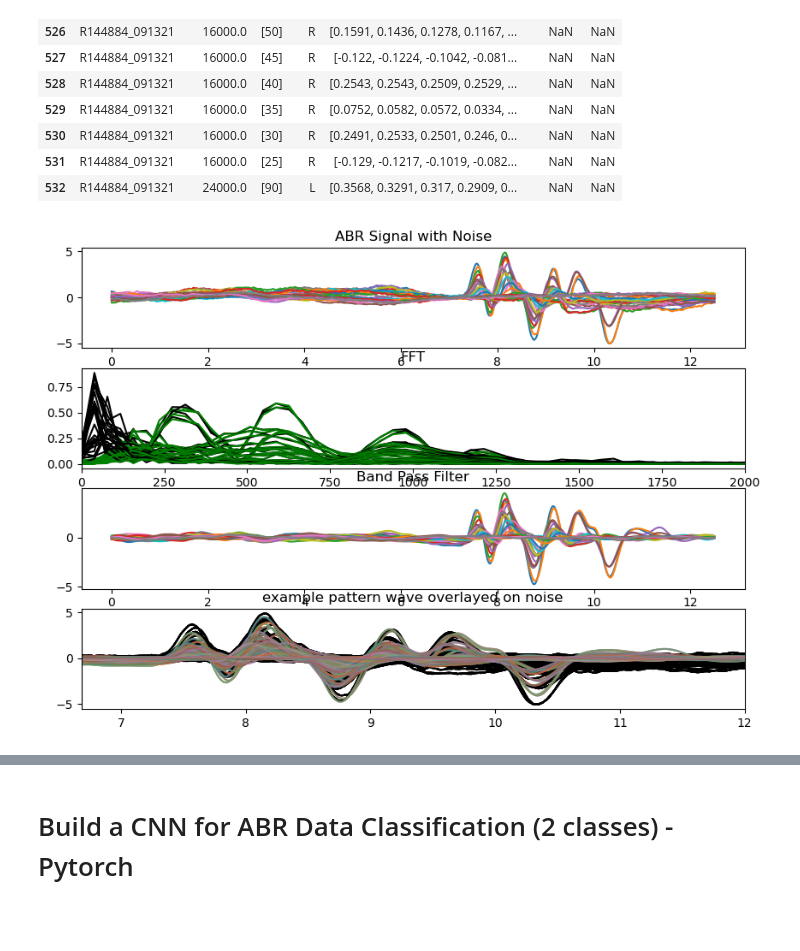
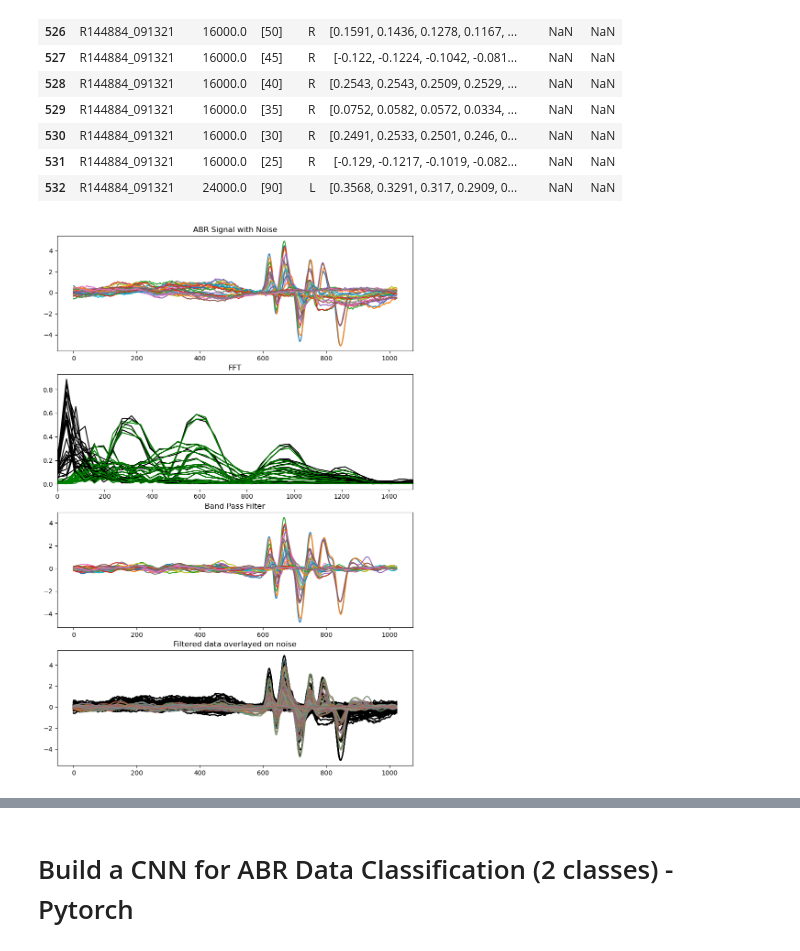
Before and after one commit to DeckerDreams/ABR_Processing, a Jupyter notebook: parser_CNNtest.ipynb, the cells around one changed output, grey strips where cells are left out. Cells and saved outputs as stored; diff of their text form; code cells hidden in the pictures; blank space fills up the shorter version.

```diff
--- a/parser_CNNtest.ipynb
+++ b/parser_CNNtest.ipynb
@@ -161,7 +124,7 @@ xf = np.linspace(0.0, nyquist , N//2)
 
 
 #create figure
-fig, ax = plt.subplots(4, 1, figsize=(10,7))
+fig, ax = plt.subplots(4, 1, figsize=(10,15))
 
 r = 0
 for r in range(28):
@@ -169,7 +132,7 @@ for r in range(28):
 
 
     plt.subplot(411)
-    plt.plot(n, data)
+    plt.plot(data)
     plt.title("ABR Signal with Noise")
     plt.grid()
 
@@ -179,14 +142,12 @@ for r in range(28):
     plt.subplot(412)
     plt.plot(xf, 2.0/N * np.abs(yf[0:samples//2]), color = 'black')
     plt.title("FFT")
-    plt.grid()
-    plt.xlim(0,2000)
 
     #bandstop
     b, a = scipy.signal.butter(3, [100/nyquist, 1500/nyquist], 'band')
     filteredBandPass = scipy.signal.filtfilt(b, a, data)
     plt.subplot(413)
-    plt.plot(n, filteredBandPass)
+    plt.plot( filteredBandPass)
     plt.title("Band Pass Filter")
 
      #fft
@@ -195,7 +156,7 @@ for r in range(28):
     plt.plot(xf, 2.0/N * np.abs(yf[0:samples//2]), color = 'green')
     plt.title("FFT")
     plt.grid()
-    plt.xlim(0,2000)
+    plt.xlim(0,1500)
 
     # #bandstop
     # b, a = scipy.signal.butter(3, [.02, .04], 'stop')
@@ -203,39 +164,37 @@ for r in range(28):
     # plt.subplot(414)
     # plt.plot(n, filteredBandPass)
     # plt.title("Band Pass Filter")
 
 
     #iterate
     r +=1
 
 
 
 # #example abr wave form overlayed on noise
 # j=0
 
 # #noise data
 for j in range(len(df_all)):
     data = df_all.loc[j]["ABR"]
     plt.subplot(414)
-    plt.plot(n, data, color = 'black', alpha = .75)
-    plt.xlim(6,12)
+    plt.plot( data, color = 'black', alpha = .75)
     j +=1
 
 #filtered data
 j=0
 for j in range(len(df_all)):
     data = df_all.loc[j]["ABR"]
     filteredBandPass = scipy.signal.filtfilt(b, a, data)
     plt.subplot(414)
-    plt.plot(n,filteredBandPass, alpha = .3)
-    plt.title("example pattern wave overlayed on noise")
-    plt.xlim(n[z_pos],12)
+    plt.plot(filteredBandPass, alpha = .3)
+    plt.title("Filtered data overlayed on noise")
     j +=1
 
 #show figure
 plt.show()
 # %% [output]
-[figure, old version]
+[figure, new version]
 # %%
 fs = 1/ .000025 #micro seconds
 N = 1024
```
Also changed, not shown: parts of 17 cells of this notebook.
